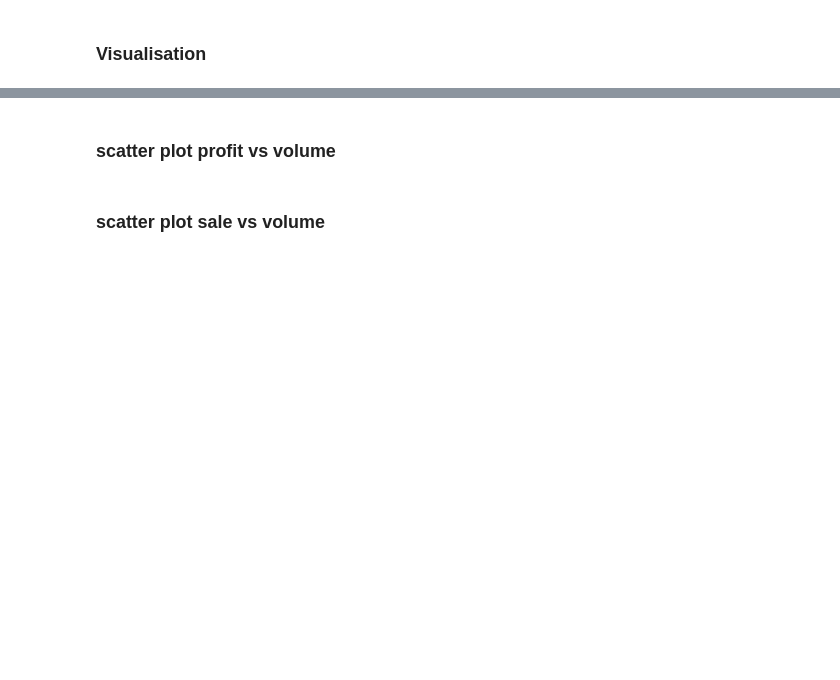
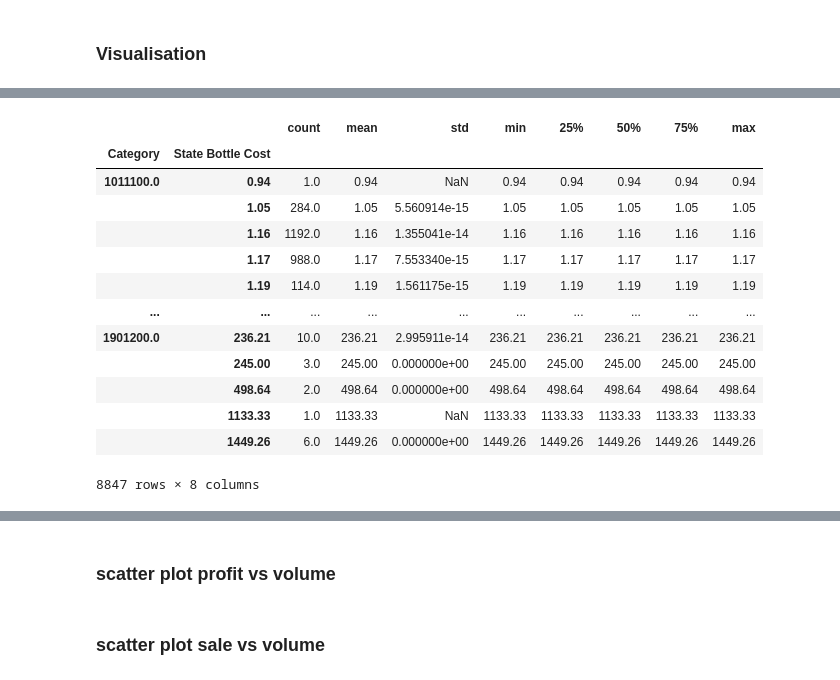
Before and after one commit to MelodyJIN-Y/MAST30034FinalProject, a Jupyter notebook: Final_project_new.ipynb, the cells around one changed output, grey strips where cells are left out. Cells and saved outputs as stored; diff of their text form; code cells hidden in the pictures; blank space fills up the shorter version.

```diff
--- a/Final_project_new.ipynb
+++ b/Final_project_new.ipynb
@@ -272,4 +204,0 @@ Counties with the same county number but conflicting names
-# %%
-pd.set_option('display.max_rows', 1951)
-c = data_filtered[["Store Name","Store Number"]].drop_duplicates().sort_values(by = "Store Number").reset_index()
-c
@@ -402,0 +325,18 @@ sns.heatmap(cor,annot = True,cmap= plt.cm.Blues)
+# %%
+
+data_filtered.groupby(["Category","State Bottle Cost"])["State Bottle Cost"].describe()
+# %% [output]
+|  |  | count | mean | std | min | 25% | 50% | 75% | max |
+| Category | State Bottle Cost |  |  |  |  |  |  |  |  |
+| 1011100.0 | 0.94 | 1.0 | 0.94 | NaN | 0.94 | 0.94 | 0.94 | 0.94 | 0.94 |
+|  | 1.05 | 284.0 | 1.05 | 5.560914e-15 | 1.05 | 1.05 | 1.05 | 1.05 | 1.05 |
+|  | 1.16 | 1192.0 | 1.16 | 1.355041e-14 | 1.16 | 1.16 | 1.16 | 1.16 | 1.16 |
+|  | 1.17 | 988.0 | 1.17 | 7.553340e-15 | 1.17 | 1.17 | 1.17 | 1.17 | 1.17 |
+|  | 1.19 | 114.0 | 1.19 | 1.561175e-15 | 1.19 | 1.19 | 1.19 | 1.19 | 1.19 |
+| ... | ... | ... | ... | ... | ... | ... | ... | ... | ... |
+| 1901200.0 | 236.21 | 10.0 | 236.21 | 2.995911e-14 | 236.21 | 236.21 | 236.21 | 236.21 | 236.21 |
+|  | 245.00 | 3.0 | 245.00 | 0.000000e+00 | 245.00 | 245.00 | 245.00 | 245.00 | 245.00 |
+|  | 498.64 | 2.0 | 498.64 | 0.000000e+00 | 498.64 | 498.64 | 498.64 | 498.64 | 498.64 |
+|  | 1133.33 | 1.0 | 1133.33 | NaN | 1133.33 | 1133.33 | 1133.33 | 1133.33 | 1133.33 |
+|  | 1449.26 | 6.0 | 1449.26 | 0.000000e+00 | 1449.26 | 1449.26 | 1449.26 | 1449.26 | 1449.26 |
+8847 rows × 8 columns
```
Also changed, not shown: parts of 41 cells of this notebook.
